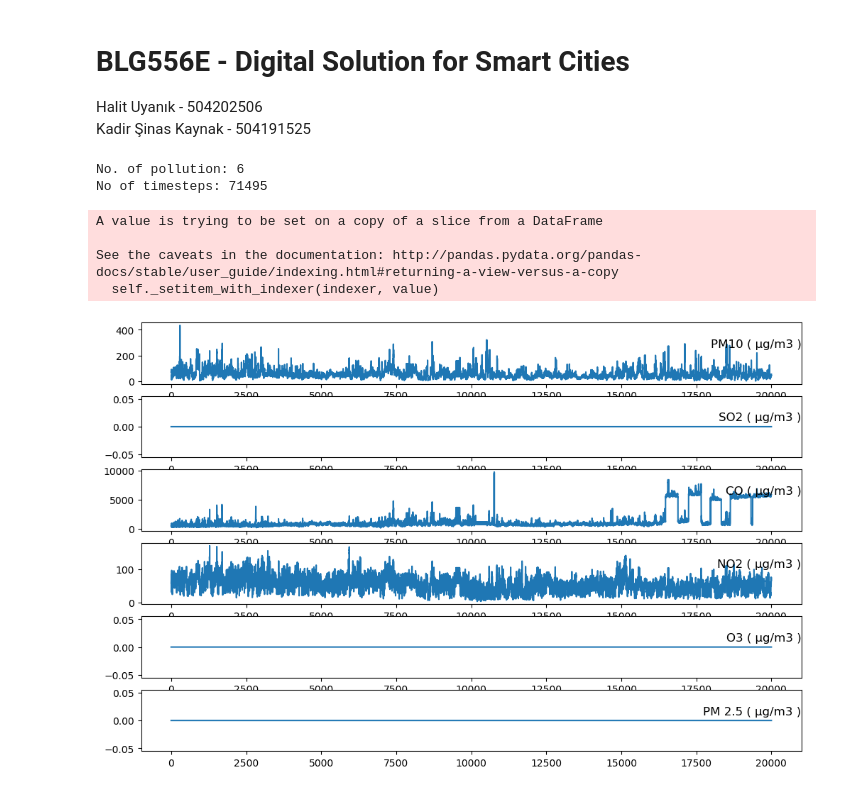
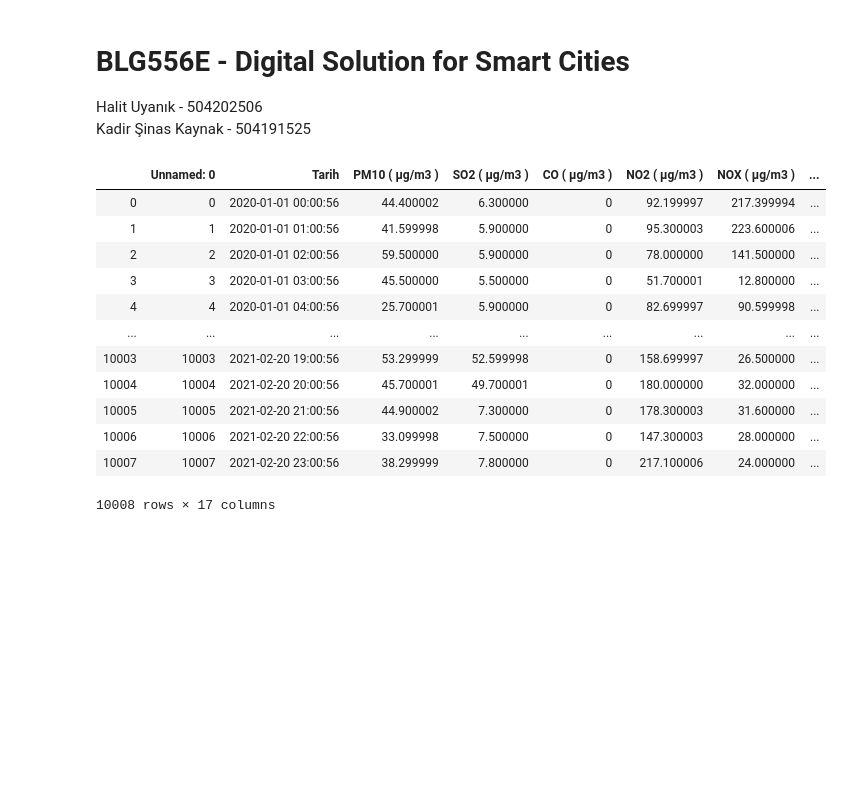
Before and after one commit to kadirkaynak/air-quality-prediction, a Jupyter notebook: AQP_LSTM.ipynb, the cells around one changed output. Drawn from its saved outputs; the diff is of its cells as text; code cells hidden in the pictures; blank space fills up the shorter version.

Commit message:
results of pollution and meteology data

```diff
--- a/AQP_LSTM.ipynb
+++ b/AQP_LSTM.ipynb
@@ -29,8 +29,24 @@ from utilities.PreProcessingUtil import preprocessing
 #read pollutant values
 # A N by T feature matrix, which describes the (f_1, .., f_T) speed records over T timesteps for the N sensors.
 dfPollutant = pd.read_excel(
-     "datasets/pollutants/mecidiyekoy.xlsx",
+     "datasets/training/umraniye_combined.xlsx",
      engine='openpyxl',
      parse_dates=True,
      thousands='.'
 )
+# %%
+dfPollutant
+# %% [output]
+|  | Unnamed: 0 | Tarih | PM10 ( µg/m3 ) | SO2 ( µg/m3 ) | CO ( µg/m3 ) | NO2 ( µg/m3 ) | NOX ( µg/m3 ) | ... |
+| 0 | 0 | 2020-01-01 00:00:56 | 44.400002 | 6.300000 | 0 | 92.199997 | 217.399994 | ... |
+| 1 | 1 | 2020-01-01 01:00:56 | 41.599998 | 5.900000 | 0 | 95.300003 | 223.600006 | ... |
+| 2 | 2 | 2020-01-01 02:00:56 | 59.500000 | 5.900000 | 0 | 78.000000 | 141.500000 | ... |
+| 3 | 3 | 2020-01-01 03:00:56 | 45.500000 | 5.500000 | 0 | 51.700001 | 12.800000 | ... |
+| 4 | 4 | 2020-01-01 04:00:56 | 25.700001 | 5.900000 | 0 | 82.699997 | 90.599998 | ... |
+| ... | ... | ... | ... | ... | ... | ... | ... | ... |
+| 10003 | 10003 | 2021-02-20 19:00:56 | 53.299999 | 52.599998 | 0 | 158.699997 | 26.500000 | ... |
+| 10004 | 10004 | 2021-02-20 20:00:56 | 45.700001 | 49.700001 | 0 | 180.000000 | 32.000000 | ... |
+| 10005 | 10005 | 2021-02-20 21:00:56 | 44.900002 | 7.300000 | 0 | 178.300003 | 31.600000 | ... |
+| 10006 | 10006 | 2021-02-20 22:00:56 | 33.099998 | 7.500000 | 0 | 147.300003 | 28.000000 | ... |
+| 10007 | 10007 | 2021-02-20 23:00:56 | 38.299999 | 7.800000 | 0 | 217.100006 | 24.000000 | ... |
+10008 rows × 17 columns
@@ -37,10 +65,12 @@ dfPollutant = pd.read_excel(
 # %%
-#remove index column
-dfPollutant = dfPollutant.iloc[: , 1:]
-
-#dataset info
-time_len, num_pol = dfPollutant.shape
-print("No. of pollution:", num_pol-1, "\nNo of timesteps:", time_len)
+##only pollution values
+#
+##remove index column
+#dfPollutant = dfPollutant.iloc[: , 1:]
+#
+##dataset info
+#time_len, num_pol = dfPollutant.shape
+#print("No. of pollution:", num_pol-1, "\nNo of timesteps:", time_len)
+#
+#dfPollutant = dfPollutant.iloc[-20000:,:]
+#dfPollutant=preprocessing(dfPollutant)
-# %% [output]
-No. of pollution: 6
-No of timesteps: 71495
@@ -49,25 +77,16 @@ dfPollutant = dfPollutant.iloc[-20001:,:]
-# %%
-dfPollutant=preprocessing(dfPollutant)
-# %% [output]
-A value is trying to be set on a copy of a slice from a DataFrame
-
-See the caveats in the documentation: http://pandas.pydata.org/pandas-docs/stable/user_guide/indexing.html#returning-a-view-versus-a-copy
-  self._setitem_with_indexer(indexer, value)
 # %%
-values = dfPollutant.values
-# specify columns to plot
-groups = [0, 1, 2, 3, 5, 6]
-i = 1
-# plot each column
-plt.figure(figsize=(12, 8), dpi=100)
-for group in groups:
-	pyplot.subplot(len(groups), 1, i)
-	pyplot.plot(values[:, group])
-	pyplot.title(dfPollutant.columns[group], y=0.5, loc='right')
-	i += 1
-pyplot.show()
+#values = dfPollutant.values
+## specify columns to plot
+#groups = [0, 1, 2, 3, 5, 6]
+#i = 1
+## plot each column
+#plt.figure(figsize=(12, 8), dpi=100)
+#for group in groups:
+#	pyplot.subplot(len(groups), 1, i)
+#	pyplot.plot(values[:, group])
+#	pyplot.title(dfPollutant.columns[group], y=0.5, loc='right')
+#	i += 1
+#pyplot.show()
-# %% [output]
-[figure, removed]
 # %%
 # convert series to supervised learning
 def series_to_supervised(data, n_in=1, n_out=1, dropnan=True):
```
Also changed, not shown: parts of 11 cells of this notebook, 8 other files.
